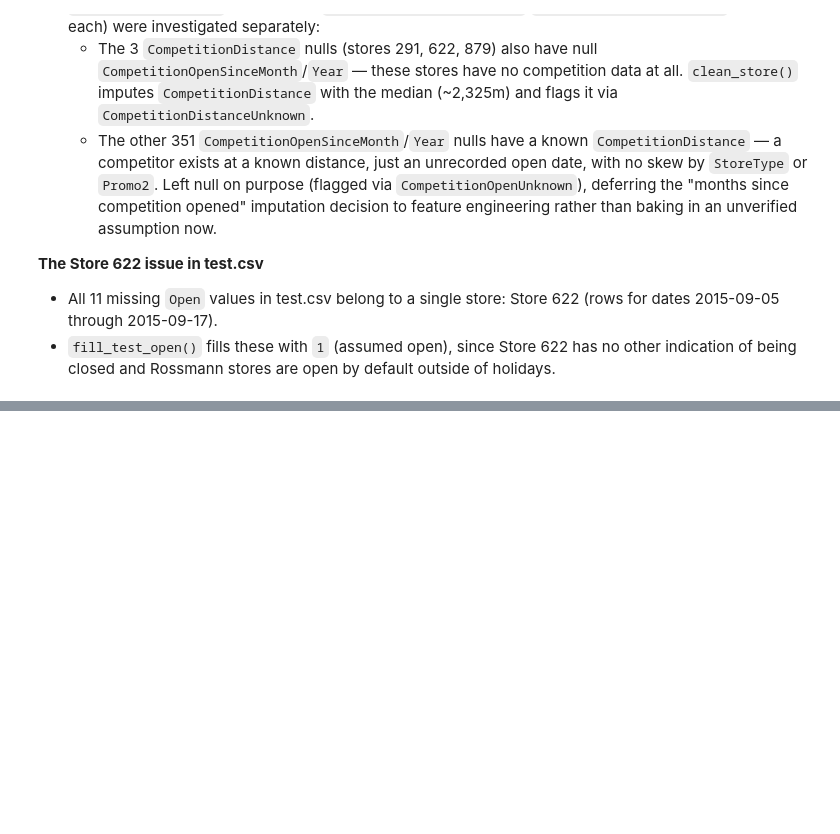
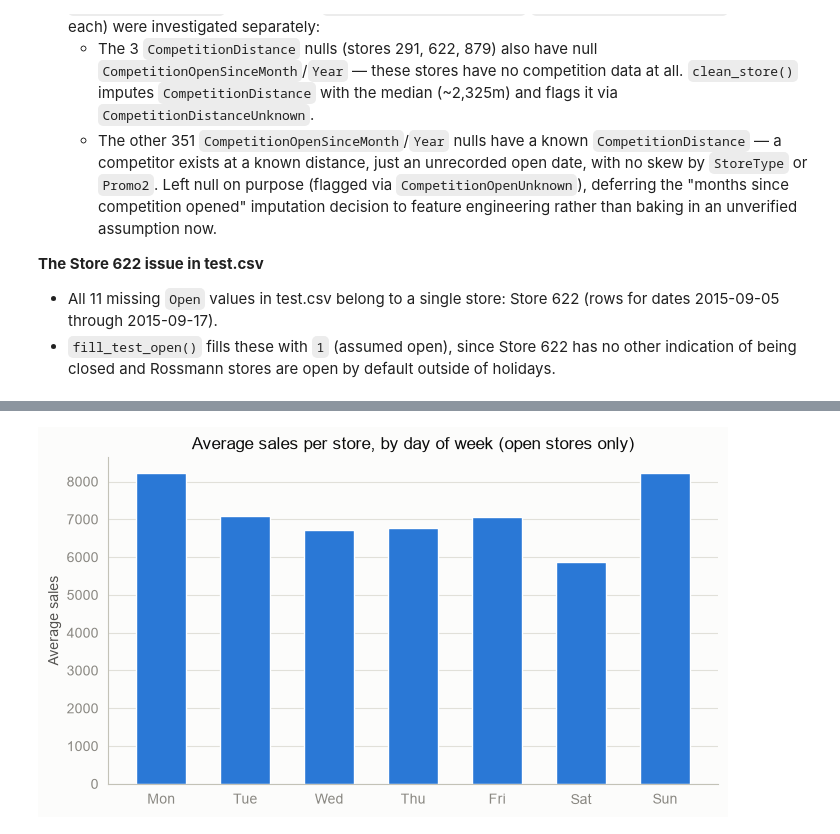
Before and after one commit to india-ehrhardt/rossman-sales-forecasting, a Jupyter notebook: notebooks/01_eda.ipynb, the cells around one changed output, grey strips where cells are left out. Cells and saved outputs as stored; diff of their text form; code cells hidden in the pictures; blank space fills up the shorter version.

```diff
--- a/notebooks/01_eda.ipynb
+++ b/notebooks/01_eda.ipynb
@@ -67,0 +120,16 @@ test_clean.head()
+# %%
+dow_labels = {1: "Mon", 2: "Tue", 3: "Wed", 4: "Thu", 5: "Fri", 6: "Sat", 7: "Sun"}
+dow_sales = open_sales.groupby("DayOfWeek")["Sales"].mean().rename(index=dow_labels)
+dow_sales = dow_sales.reindex(["Mon", "Tue", "Wed", "Thu", "Fri", "Sat", "Sun"])
+
+fig, ax = plt.subplots(figsize=(7, 4))
+ax.bar(dow_sales.index, dow_sales.values, color=BLUE, width=0.6)
+ax.set_title("Average sales per store, by day of week (open stores only)")
+ax.set_ylabel("Average sales")
+ax.grid(axis="y", linewidth=0.8)
+ax.set_axisbelow(True)
+sns.despine(ax=ax)
+plt.tight_layout()
+plt.show()
+# %% [output]
+[figure, added]
```
Also changed, not shown: parts of 11 cells of this notebook.
